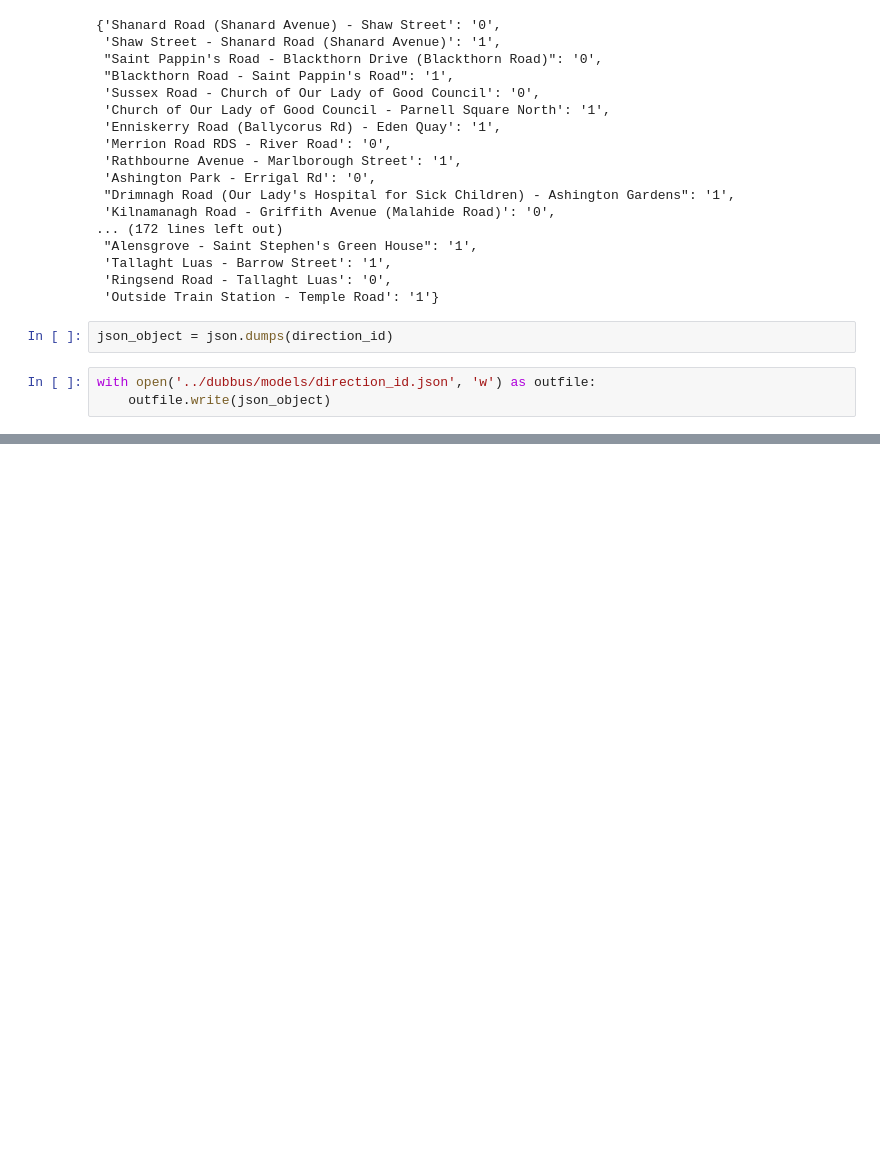
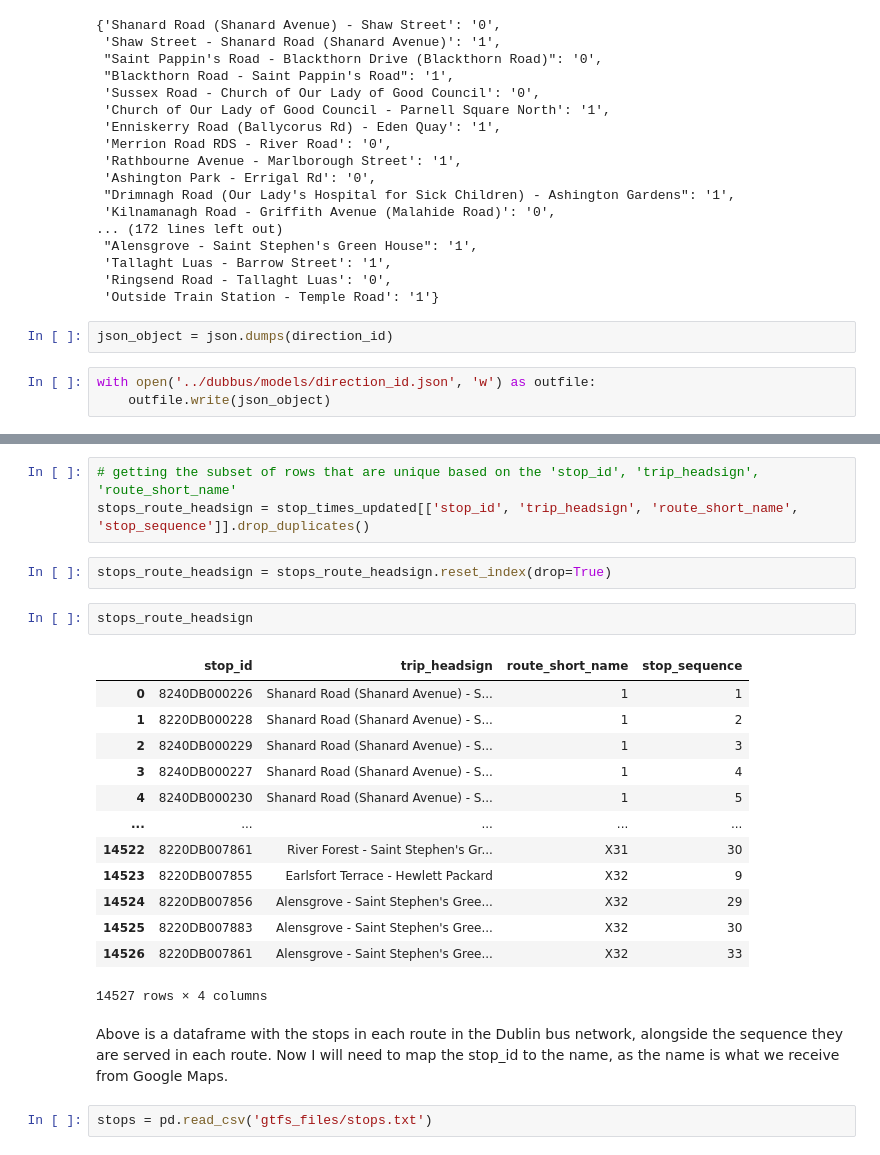
Before and after one commit to kevinobrien97/comp47360_SummerGroupProject, a Jupyter notebook: database/ModelInputs.ipynb, the cells around one changed output, grey strips where cells are left out. Saved outputs shown, nothing was run; the diff lists cells and outputs as text; blank space fills up the shorter version.

```diff
--- a/database/ModelInputs.ipynb
+++ b/database/ModelInputs.ipynb
@@ -138,0 +173,25 @@ with open('../dubbus/models/direction_id.json', 'w') as outfile:
+# %%
+# getting the subset of rows that are unique based on the 'stop_id', 'trip_headsign', 'route_short_name'
+stops_route_headsign = stop_times_updated[['stop_id', 'trip_headsign', 'route_short_name', 'stop_sequence']].drop_duplicates()
+# %%
+stops_route_headsign = stops_route_headsign.reset_index(drop=True)
+# %%
+stops_route_headsign
+# %% [output]
+|  | stop_id | trip_headsign | route_short_name | stop_sequence |
+| 0 | 8240DB000226 | Shanard Road (Shanard Avenue) - S... | 1 | 1 |
+| 1 | 8220DB000228 | Shanard Road (Shanard Avenue) - S... | 1 | 2 |
+| 2 | 8240DB000229 | Shanard Road (Shanard Avenue) - S... | 1 | 3 |
+| 3 | 8240DB000227 | Shanard Road (Shanard Avenue) - S... | 1 | 4 |
+| 4 | 8240DB000230 | Shanard Road (Shanard Avenue) - S... | 1 | 5 |
+| ... | ... | ... | ... | ... |
+| 14522 | 8220DB007861 | River Forest - Saint Stephen's Gr... | X31 | 30 |
+| 14523 | 8220DB007855 | Earlsfort Terrace - Hewlett Packard | X32 | 9 |
+| 14524 | 8220DB007856 | Alensgrove - Saint Stephen's Gree... | X32 | 29 |
+| 14525 | 8220DB007883 | Alensgrove - Saint Stephen's Gree... | X32 | 30 |
+| 14526 | 8220DB007861 | Alensgrove - Saint Stephen's Gree... | X32 | 33 |
+14527 rows × 4 columns
+# %% [markdown]
+Above is a dataframe with the stops in each route in the Dublin bus network, alongside the sequence they are served in each route. Now I will need to map the stop_id to the name, as the name is what we receive from Google Maps.
+# %%
+stops = pd.read_csv('gtfs_files/stops.txt')
```
Also changed, not shown: parts of 17 cells of this notebook, 1 other file.
